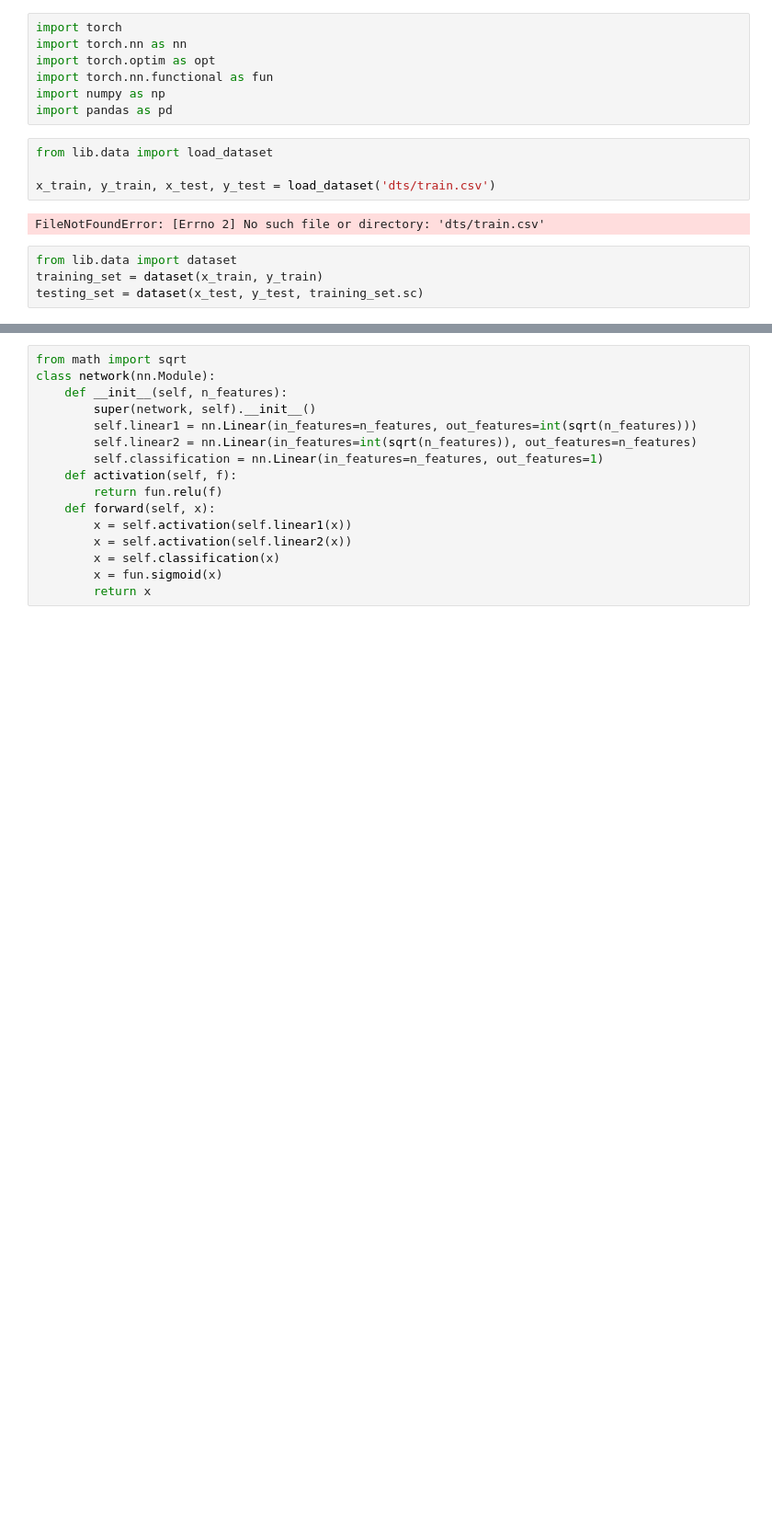
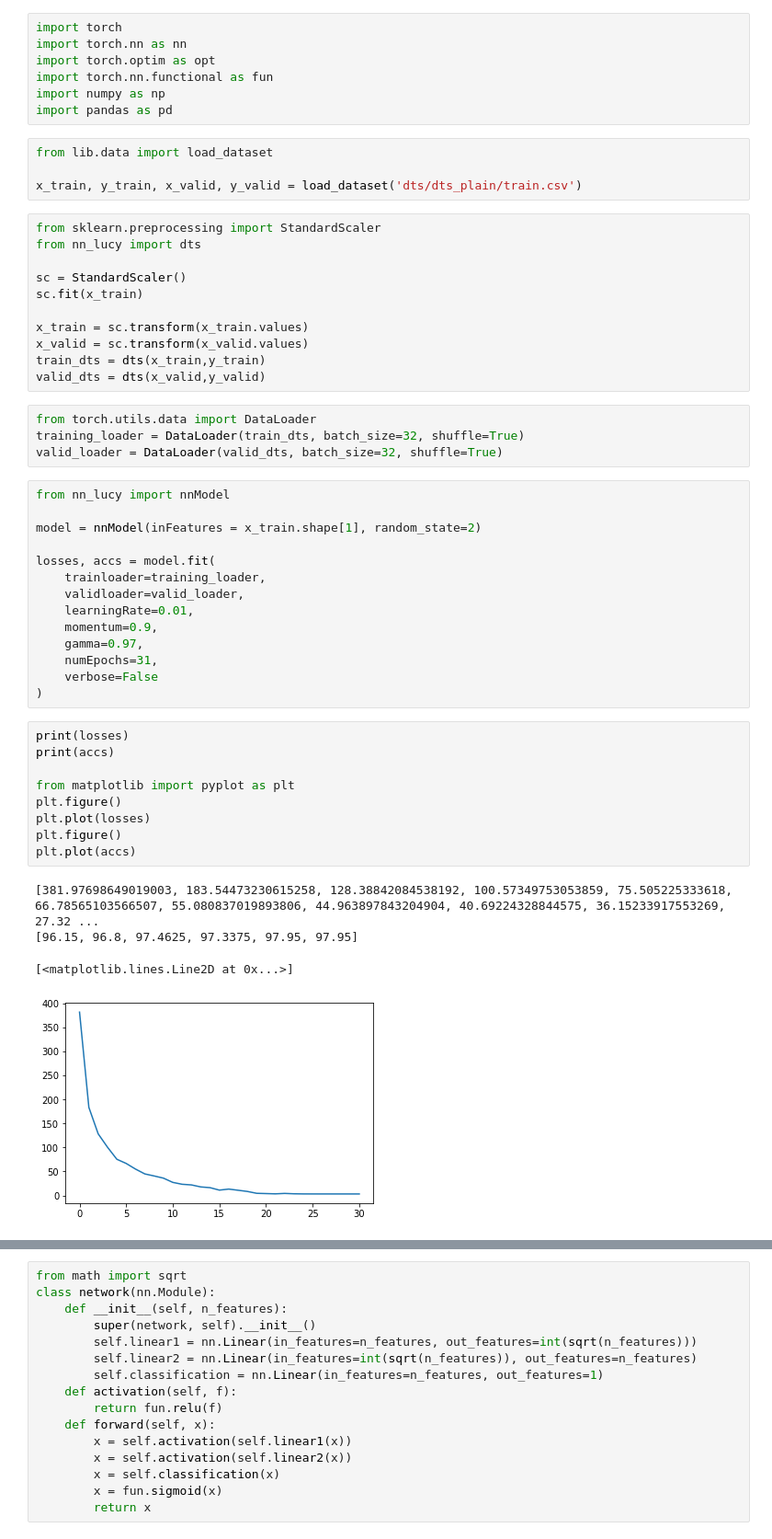
Before and after one commit to lucyannofrota/Assignment1, a Jupyter notebook: docker_l/notebooks/nn_dup.ipynb, the cells around one changed output, grey strips where cells are left out. Shown at 92% size. Saved outputs shown, nothing was run; the diff lists cells and outputs as text; blank space fills up the shorter version.

```diff
--- a/docker_l/notebooks/nn_dup.ipynb
+++ b/docker_l/notebooks/nn_dup.ipynb
@@ -8,10 +8,47 @@ import pandas as pd
 # %%
 from lib.data import load_dataset
 
-x_train, y_train, x_test, y_test = load_dataset('dts/train.csv')
+x_train, y_train, x_valid, y_valid = load_dataset('dts/dts_plain/train.csv')
-# %% [output]
-FileNotFoundError: [Errno 2] No such file or directory: 'dts/train.csv'
-# %%
-from lib.data import dataset
-training_set = dataset(x_train, y_train)
-testing_set = dataset(x_test, y_test, training_set.sc)
+# %%
+from sklearn.preprocessing import StandardScaler
+from nn_lucy import dts
+
+sc = StandardScaler()
+sc.fit(x_train)
+
+x_train = sc.transform(x_train.values)
+x_valid = sc.transform(x_valid.values)
+train_dts = dts(x_train,y_train)
+valid_dts = dts(x_valid,y_valid)
+# %%
+from torch.utils.data import DataLoader
+training_loader = DataLoader(train_dts, batch_size=32, shuffle=True)
+valid_loader = DataLoader(valid_dts, batch_size=32, shuffle=True)
+# %%
+from nn_lucy import nnModel
+
+model = nnModel(inFeatures = x_train.shape[1], random_state=2)
+
+losses, accs = model.fit(
+    trainloader=training_loader,
+    validloader=valid_loader,
+    learningRate=0.01,
+    momentum=0.9,
+    gamma=0.97,
+    numEpochs=31,
+    verbose=False
+)
+# %%
+print(losses)
+print(accs)
+
+from matplotlib import pyplot as plt
+plt.figure()
+plt.plot(losses)
+plt.figure()
+plt.plot(accs)
+# %% [output]
+[381.97698649019003, 183.54473230615258, 128.38842084538192, 100.57349753053859, 75.505225333618, 66.78565103566507, 55.080837019893806, 44.963897843204904, 40.69224328844575, 36.15233917553269, 27.32 ...
+[96.15, 96.8, 97.4625, 97.3375, 97.95, 97.95]
+[<matplotlib.lines.Line2D at 0x...>]
+[figure, added]
```
Also changed, not shown: parts of 8 cells of this notebook, 3 other files.
